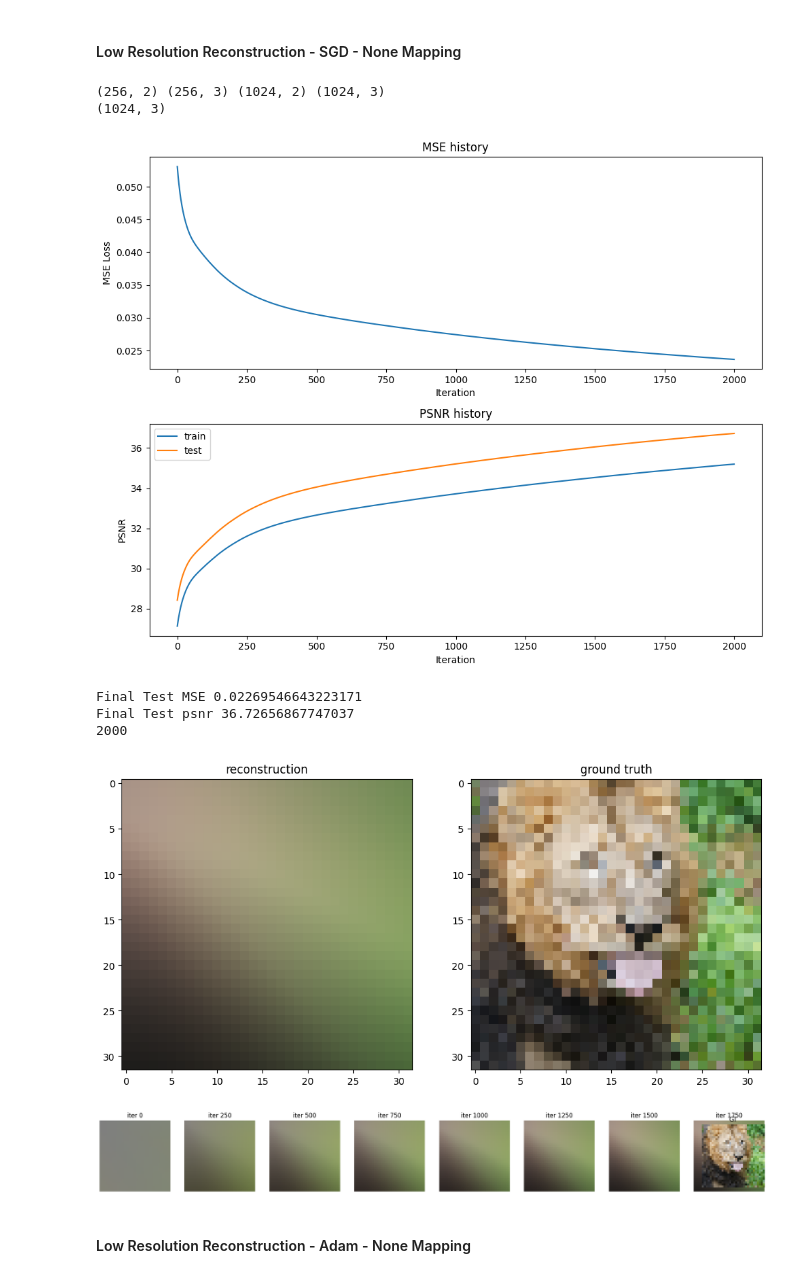
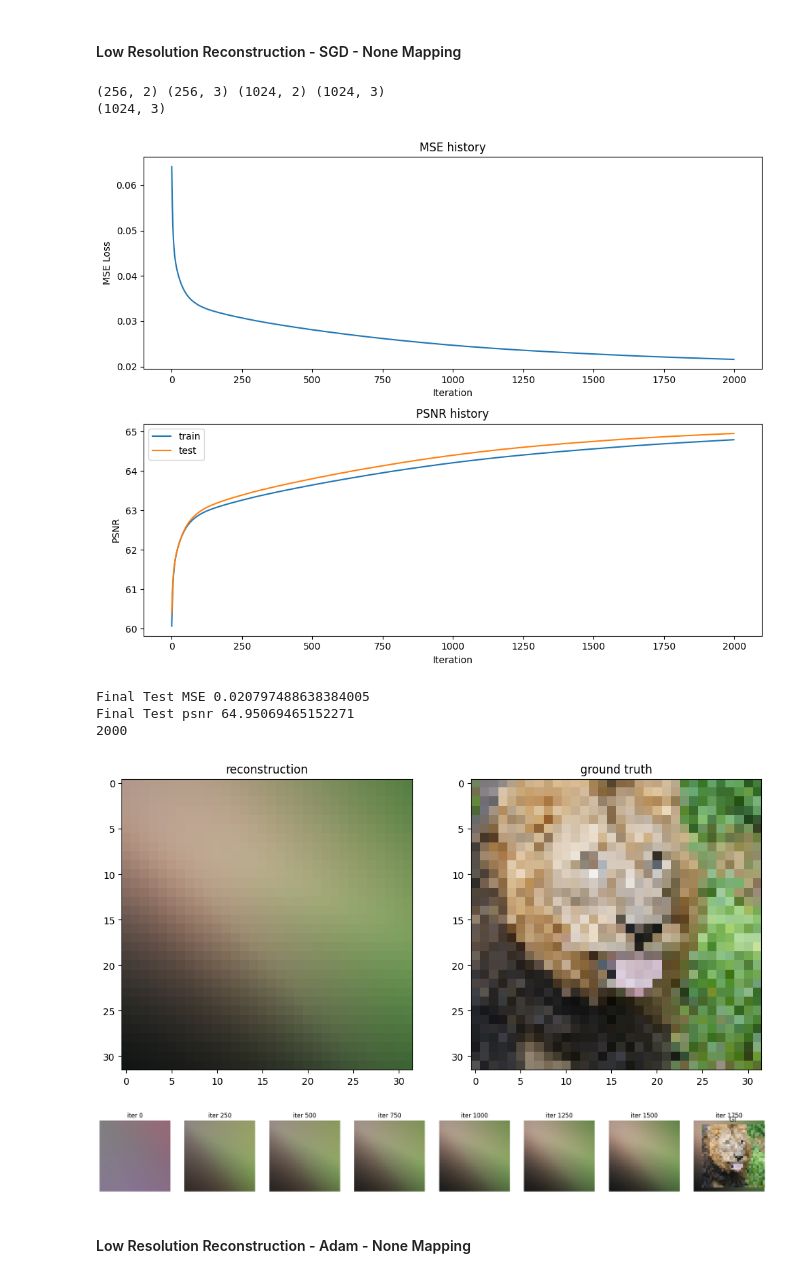
Before and after one commit to Slijeff/cs444, a Jupyter notebook: assignment2/neural_network.ipynb, the cells around one changed output. Cells and saved outputs as stored; diff of their text form; code cells hidden in the pictures.

```diff
--- a/assignment2/neural_network.ipynb
+++ b/assignment2/neural_network.ipynb
@@ -103,8 +103,8 @@ def get_B_dict(size):
   # add B matrix for basic, gauss_1.0
   B_dict['basic'] = np.eye(2, 2)
   B_dict['gauss_1.0'] = np.random.normal(size=(mapping_size, 2), scale=1.0)
-  B_dict['gauss_2.0'] = np.random.normal(size=(mapping_size, 2), scale=2.0)
-  B_dict['gauss_3.0'] = np.random.normal(size=(mapping_size, 2), scale=3.0)
+  B_dict['gauss_5.0'] = np.random.normal(size=(mapping_size, 2), scale=5.0)
+  B_dict['gauss_10.0'] = np.random.normal(size=(mapping_size, 2), scale=10.0)
 
   return B_dict
 # %%
@@ -125,9 +125,7 @@ def mse(y, p):
   return np.mean((y - p) ** 2)
 
 def psnr(y, p):
-  mserror = mse(y, p)
-  maxi = np.max(y)
-  return 10 * np.log10((maxi - 1) ** 2 / mserror)
+  return cv2.PSNR(y, p)
 # %%
 size = 32
 train_data, test_data = get_image(size)
@@ -146,10 +140,10 @@ train_data[0].shape, train_data[1].shape
 # %%
 # TODO: Set the hyperparameters
-num_layers = 5
+num_layers = 4
 hidden_size = 256
 hidden_sizes = [hidden_size] * (num_layers - 1)
 epochs = 2000
-learning_rate = 5e-2
+learning_rate = 0.0001
 output_size = 3
 B_dict = get_B_dict(size)
 
@@ -349,25 +343,25 @@ def NN_experiment(X_train, y_train, X_test, y_test, input_size, num_layers,\
 # %%
 # get input features
 # TODO implement this by using the get_B_dict() and get_input_features() helper functions
 X_train, y_train, X_test, y_test = get_input_features(B_dict, 'none')
 print(X_train.shape, y_train.shape, X_test.shape, y_test.shape)
 
 # run NN experiment on input features
 # TODO implement by using the NN_experiment() helper function
 net, train_psnr, test_psnr, train_loss, predicted_images = \
-NN_experiment(X_train, y_train, X_test, y_test, 2, num_layers, hidden_size, hidden_sizes, output_size, epochs, learning_rate, 'SGD')
+NN_experiment(X_train, y_train, X_test, y_test, X_train.shape[1], num_layers, hidden_size, hidden_sizes, output_size, epochs, learning_rate, 'SGD')
 
 # plot results of experiment
 plot_training_curves(train_loss, train_psnr, test_psnr)
 plot_reconstruction(net.forward(X_test), y_test)
 print(len(predicted_images))
 plot_reconstruction_progress(predicted_images, y_test)
 # %% [output]
 (256, 2) (256, 3) (1024, 2) (1024, 3)
 (1024, 3)
-[figure, old version]
+[figure, new version]
-Final Test MSE 0.02269546643223171
-Final Test psnr 36.72656867747037
+Final Test MSE 0.020797488638384005
+Final Test psnr 64.95069465152271
 2000
 [figure]
 [figure]
```
Also changed, not shown: parts of 9 cells of this notebook, 2 other files.
